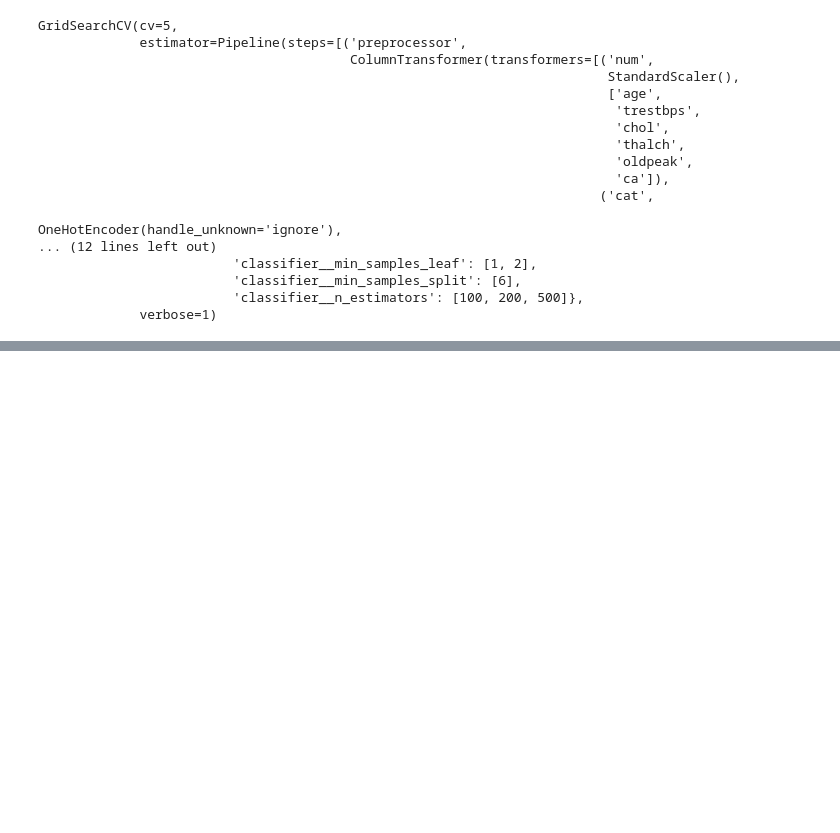
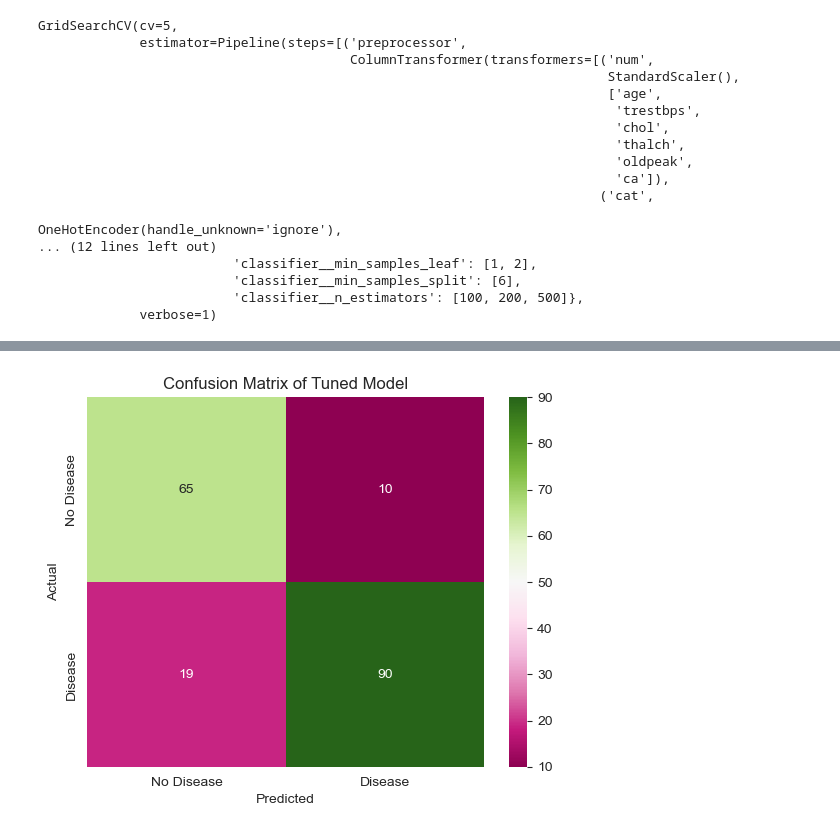
Before and after one commit to imelinc/heart-disease-project, a Jupyter notebook: heart-disease-project.ipynb, the cells around one changed output, grey strips where cells are left out. Cells and saved outputs as stored; diff of their text form; code cells hidden in the pictures; blank space fills up the shorter version.

Commit message:
Tuned and scored

```diff
--- a/heart-disease-project.ipynb
+++ b/heart-disease-project.ipynb
@@ -514,0 +522,6 @@ GridSearchCV(cv=5,
+# %%
+# And let's score our tunes model the same way we scored our previous model
+y_preds_tuned = tuned_model.predict(X_test)
+
+accuracy_tuned = accuracy_score(y_test, y_preds_tuned)
+print(f"Accuracy of the tuned model: {accuracy_tuned:.2f}")
@@ -514,0 +544,9 @@ GridSearchCV(cv=5,
+# %%
+# and now let's see the confusion matrix of the tuned model
+cm_tuned = confusion_matrix(y_test, y_preds_tuned)
+sns.heatmap(cm_tuned, annot=True, fmt='d', cmap='PiYG', xticklabels=['No Disease', 'Disease'], yticklabels=['No Disease', 'Disease'])
+plt.title("Confusion Matrix of Tuned Model")
+plt.xlabel("Predicted")
+plt.ylabel("Actual");
+# %% [output]
+[figure, added]
```
Also changed, not shown: parts of 3 cells of this notebook.
